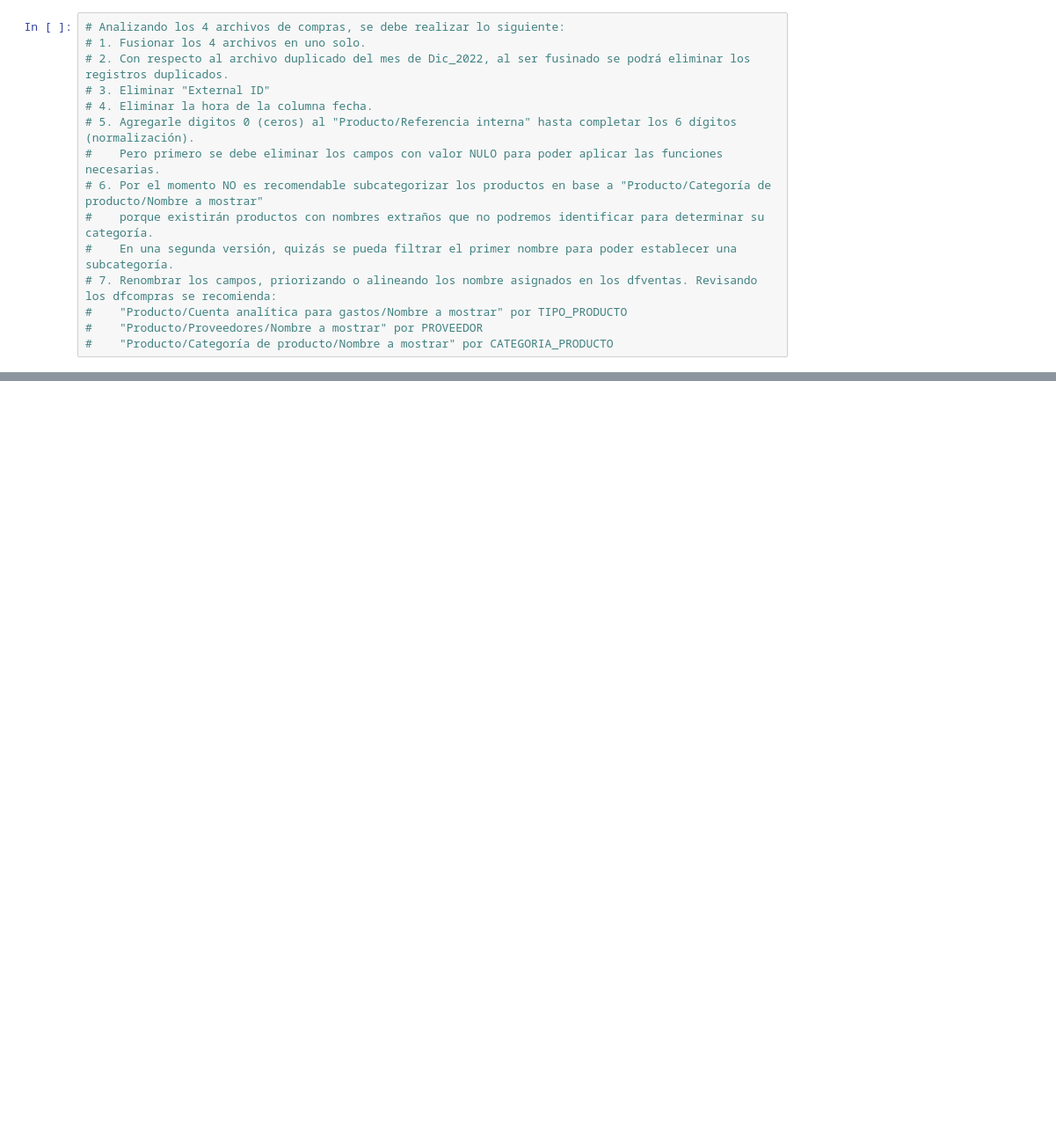
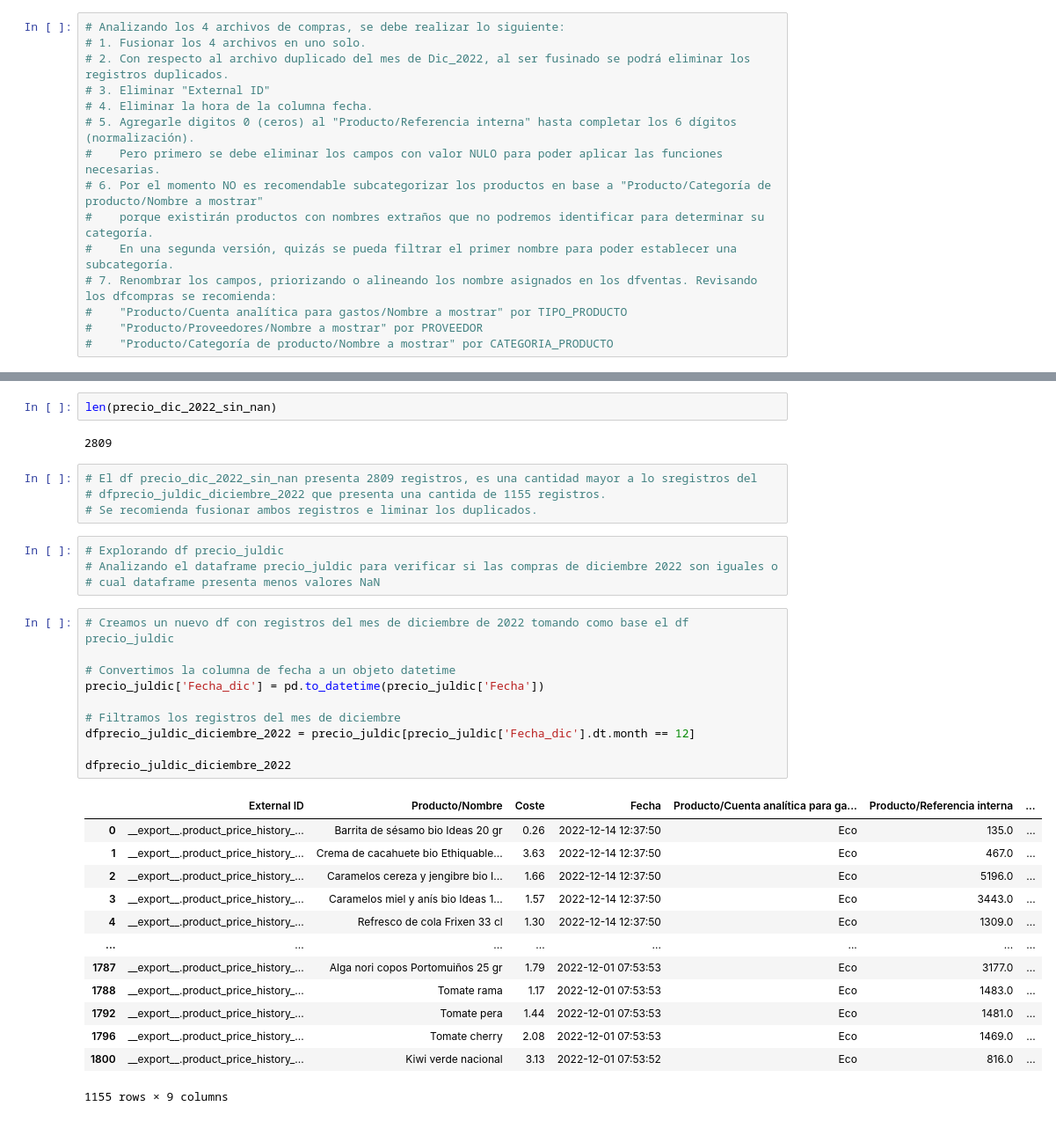
Before and after one commit to Factoria-F5-AI-Bootcamp-1-Edicion/Proyecto_Osa, a Jupyter notebook: Osa_limpieza.ipynb, the cells around one changed output, grey strips where cells are left out. Shown: that part at 88% size. Drawn from its saved outputs; the diff is of its cells as text; blank space fills up the shorter version.

```diff
--- a/Osa_limpieza.ipynb
+++ b/Osa_limpieza.ipynb
@@ -1882,0 +1937,36 @@ precio_2022.head(3000)
+# %%
+len(precio_dic_2022_sin_nan)
+# %% [output]
+2809
+# %%
+# El df precio_dic_2022_sin_nan presenta 2809 registros, es una cantidad mayor a lo sregistros del
+# dfprecio_juldic_diciembre_2022 que presenta una cantida de 1155 registros.
+# Se recomienda fusionar ambos registros e liminar los duplicados.
+# %%
+# Explorando df precio_juldic
+# Analizando el dataframe precio_juldic para verificar si las compras de diciembre 2022 son iguales o
+# cual dataframe presenta menos valores NaN
+# %%
+# Creamos un nuevo df con registros del mes de diciembre de 2022 tomando como base el df precio_juldic
+
+# Convertimos la columna de fecha a un objeto datetime
+precio_juldic['Fecha_dic'] = pd.to_datetime(precio_juldic['Fecha'])
+
+# Filtramos los registros del mes de diciembre
+dfprecio_juldic_diciembre_2022 = precio_juldic[precio_juldic['Fecha_dic'].dt.month == 12]
+
+dfprecio_juldic_diciembre_2022
+# %% [output]
+|  | External ID | Producto/Nombre | Coste | Fecha | Producto/Cuenta analítica para ga... | Producto/Referencia interna | ... |
+| 0 | __export__.product_price_history_... | Barrita de sésamo bio Ideas 20 gr | 0.26 | 2022-12-14 12:37:50 | Eco | 135.0 | ... |
+| 1 | __export__.product_price_history_... | Crema de cacahuete bio Ethiquable... | 3.63 | 2022-12-14 12:37:50 | Eco | 467.0 | ... |
+| 2 | __export__.product_price_history_... | Caramelos cereza y jengibre bio I... | 1.66 | 2022-12-14 12:37:50 | Eco | 5196.0 | ... |
+| 3 | __export__.product_price_history_... | Caramelos miel y anís bio Ideas 1... | 1.57 | 2022-12-14 12:37:50 | Eco | 3443.0 | ... |
+| 4 | __export__.product_price_history_... | Refresco de cola Frixen 33 cl | 1.30 | 2022-12-14 12:37:50 | Eco | 1309.0 | ... |
+| ... | ... | ... | ... | ... | ... | ... | ... |
+| 1787 | __export__.product_price_history_... | Alga nori copos Portomuiños 25 gr | 1.79 | 2022-12-01 07:53:53 | Eco | 3177.0 | ... |
+| 1788 | __export__.product_price_history_... | Tomate rama | 1.17 | 2022-12-01 07:53:53 | Eco | 1483.0 | ... |
+| 1792 | __export__.product_price_history_... | Tomate pera | 1.44 | 2022-12-01 07:53:53 | Eco | 1481.0 | ... |
+| 1796 | __export__.product_price_history_... | Tomate cherry | 2.08 | 2022-12-01 07:53:53 | Eco | 1469.0 | ... |
+| 1800 | __export__.product_price_history_... | Kiwi verde nacional | 3.13 | 2022-12-01 07:53:52 | Eco | 816.0 | ... |
+1155 rows × 9 columns
```
Also changed, not shown: parts of 26 cells of this notebook.
